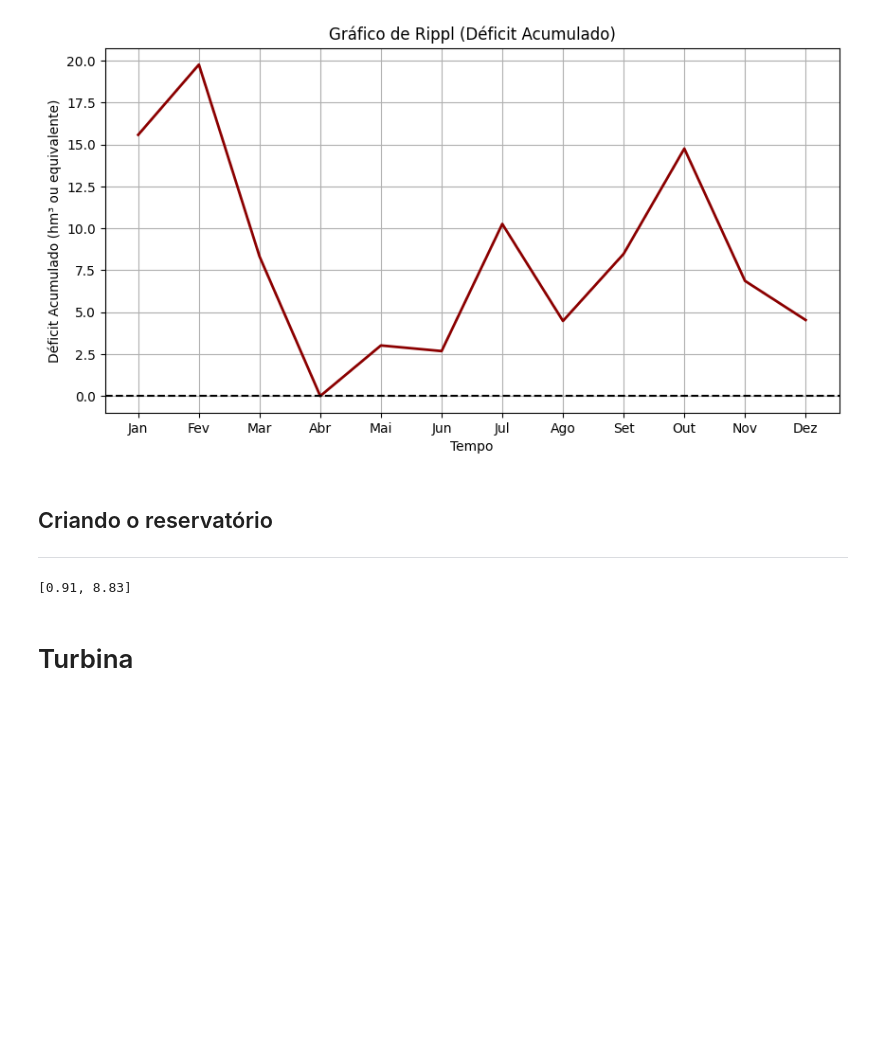
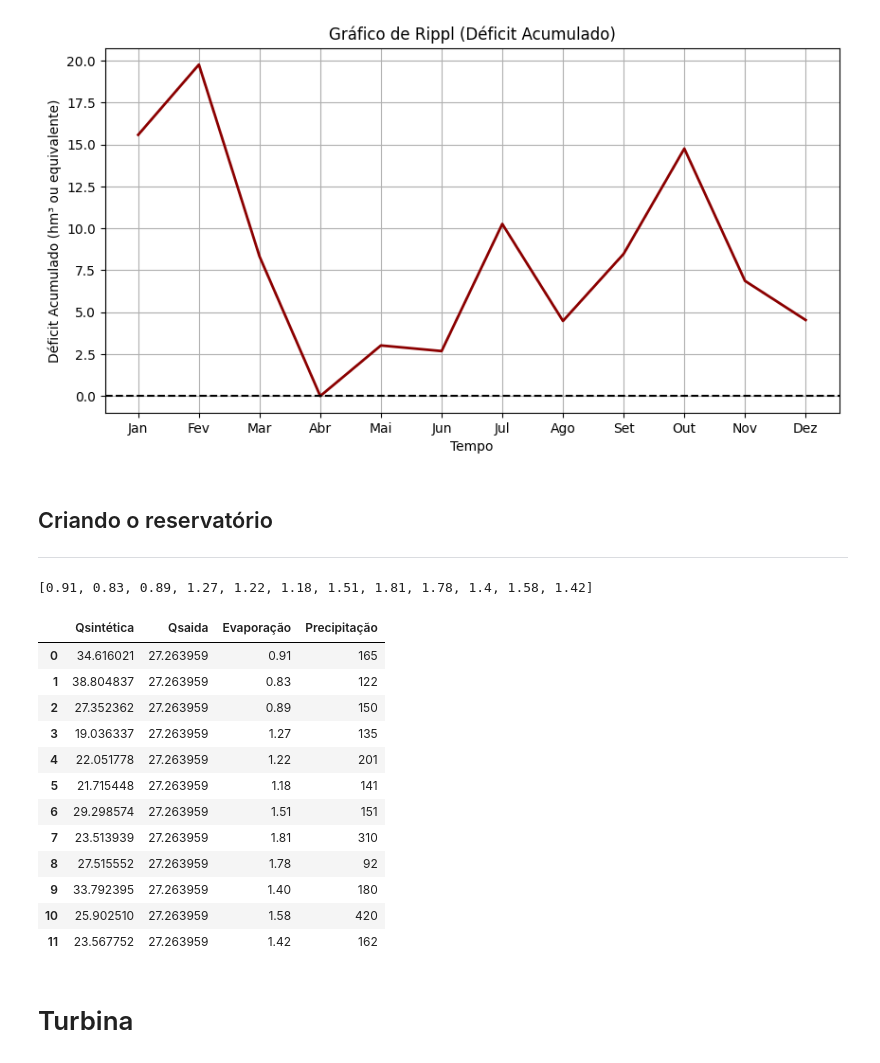
Before and after one commit to boffandre-cyber/PEE---2025, a Jupyter notebook: Cópia_de_Cópia_de_TRB1_PEE.ipynb, the cells around one changed output. Saved outputs shown, nothing was run; the diff lists cells and outputs as text; code cells hidden in the pictures; blank space fills up the shorter version.

```diff
--- a/Cópia_de_Cópia_de_TRB1_PEE.ipynb
+++ b/Cópia_de_Cópia_de_TRB1_PEE.ipynb
@@ -349,21 +368,38 @@ ___
 # %%
 #criando um dataframe com as medianas das vazões e a saida prevista
 df_reservatorio = serie_vazao.copy().to_frame(name='Qsintética')
 df_reservatorio['Qsaida'] = media_medianas
 
 # Mantém apenas duas colunas
 df_reservatorio = df_reservatorio[['Qsintética', 'Qsaida']]
 
 #Evaporação dados disponíveis em-->
 Evaporacao = [0.91 , 0.83, 0.89 , 1.27, 1.22, 1.18, 1.51, 1.81, 1.78, 1.4, 1.58, 1.42]
-print(Evaporacao)
 
 #precipitação dados disponíveis em -->
-precipitação = []
+precipitação = [165, 122, 150, 135, 201, 141, 151, 310, 92, 180, 420, 162]
 
-#criando reservatório
+#adicionando a precipitação e a evaporação ao dataframe do reservatório
+df_reservatorio['Evaporação'] = Evaporacao
+df_reservatorio['Precipitação'] = precipitação
+
+#exportando para Excel
+df_reservatorio.to_excel('Reservatorio_1.xlsx', index=False)
 # %% [output]
-[0.91, 8.83]
+[0.91, 0.83, 0.89, 1.27, 1.22, 1.18, 1.51, 1.81, 1.78, 1.4, 1.58, 1.42]
+|  | Qsintética | Qsaida | Evaporação | Precipitação |
+| 0 | 34.616021 | 27.263959 | 0.91 | 165 |
+| 1 | 38.804837 | 27.263959 | 0.83 | 122 |
+| 2 | 27.352362 | 27.263959 | 0.89 | 150 |
+| 3 | 19.036337 | 27.263959 | 1.27 | 135 |
+| 4 | 22.051778 | 27.263959 | 1.22 | 201 |
+| 5 | 21.715448 | 27.263959 | 1.18 | 141 |
+| 6 | 29.298574 | 27.263959 | 1.51 | 151 |
+| 7 | 23.513939 | 27.263959 | 1.81 | 310 |
+| 8 | 27.515552 | 27.263959 | 1.78 | 92 |
+| 9 | 33.792395 | 27.263959 | 1.40 | 180 |
+| 10 | 25.902510 | 27.263959 | 1.58 | 420 |
+| 11 | 23.567752 | 27.263959 | 1.42 | 162 |
 # %% [markdown]
 # Turbina
 # %%
```
Also changed, not shown: parts of 3 cells of this notebook.
